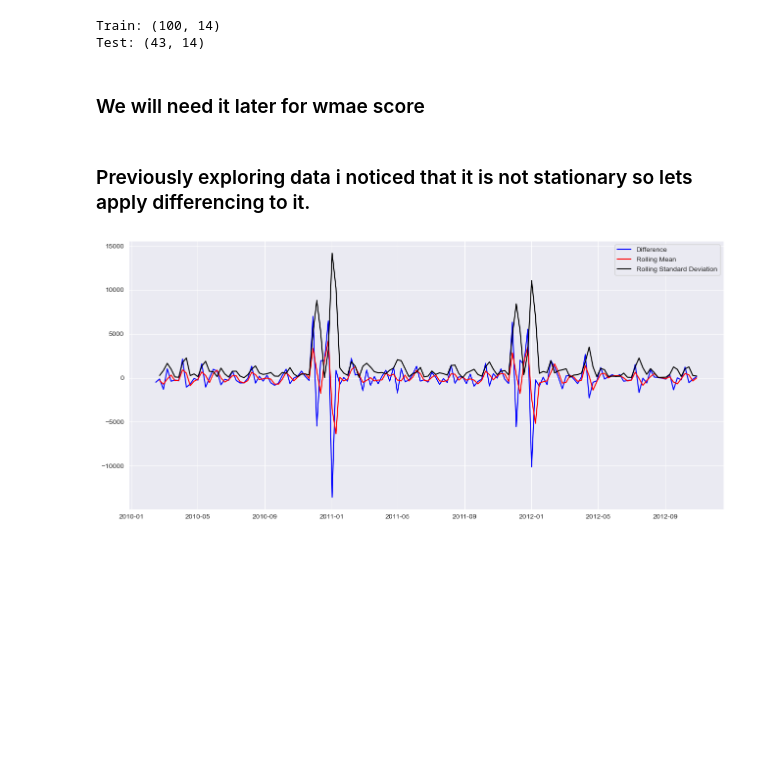
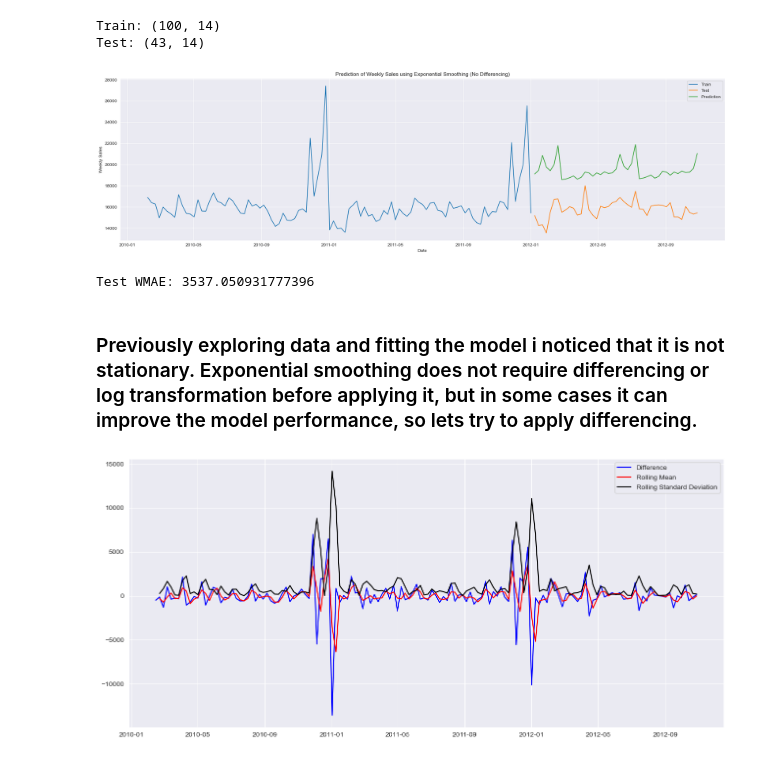
Before and after one commit to S2k22/Walmart-Forecasting, a Jupyter notebook: Exponential_Smoothing.ipynb, the cells around one changed output. Saved outputs shown, nothing was run; the diff lists cells and outputs as text; code cells hidden in the pictures; blank space fills up the shorter version.

```diff
--- a/Exponential_Smoothing.ipynb
+++ b/Exponential_Smoothing.ipynb
@@ -104,5 +100,3 @@ X_train = train_data[used_cols]
 X_test = test_data[used_cols]
 y_train = train_data[target]
 y_test = test_data[target]
-# %% [markdown]
-### We will need it later for wmae score
@@ -109,5 +111,33 @@ y_test = test_data[target]
+# %%
+
+train_series = train_data['Weekly_Sales']
+test_series = test_data['Weekly_Sales']
+
+model = ExponentialSmoothing(train_series, seasonal_periods=20, seasonal='additive',
+                                           trend='additive',damped_trend=True).fit() #Taking additive trend and seasonality.
+# Forecast for the length of the test set
+y_pred = model.forecast(len(test_series))
+
+# Plot train, test, and forecasted values
+plt.figure(figsize=(20, 6))
+plt.plot(train_series, label='Train')
+plt.plot(test_series, label='Test')
+plt.plot(y_pred, label='Prediction')
+plt.title('Prediction of Weekly Sales using Exponential Smoothing (No Differencing)')
+plt.xlabel('Date')
+plt.ylabel('Weekly Sales')
+plt.legend(loc='best')
+plt.tight_layout()
+plt.show()
+
+# Compute WMAE
+test_weights = np.where(test_data['IsHoliday'], 5, 1)
+print("Test WMAE:", wmae(test_series.values, y_pred.values, sample_weight=test_weights))
+# %% [output]
+[figure, added]
+Test WMAE: 3537.050931777396
 # %% [markdown]
-### Previously exploring data i noticed that it is not stationary so lets apply differencing to it.
+### Previously exploring data and fitting the model i noticed that it is not stationary. Exponential smoothing does not require differencing or log transformation before applying it, but in some cases it can improve the model performance, so lets try to apply differencing.
 # %%
 df_week_diff = df_week['Weekly_Sales'].diff().dropna() #creating difference values
 # %%
```
Also changed, not shown: parts of 4 cells of this notebook.
